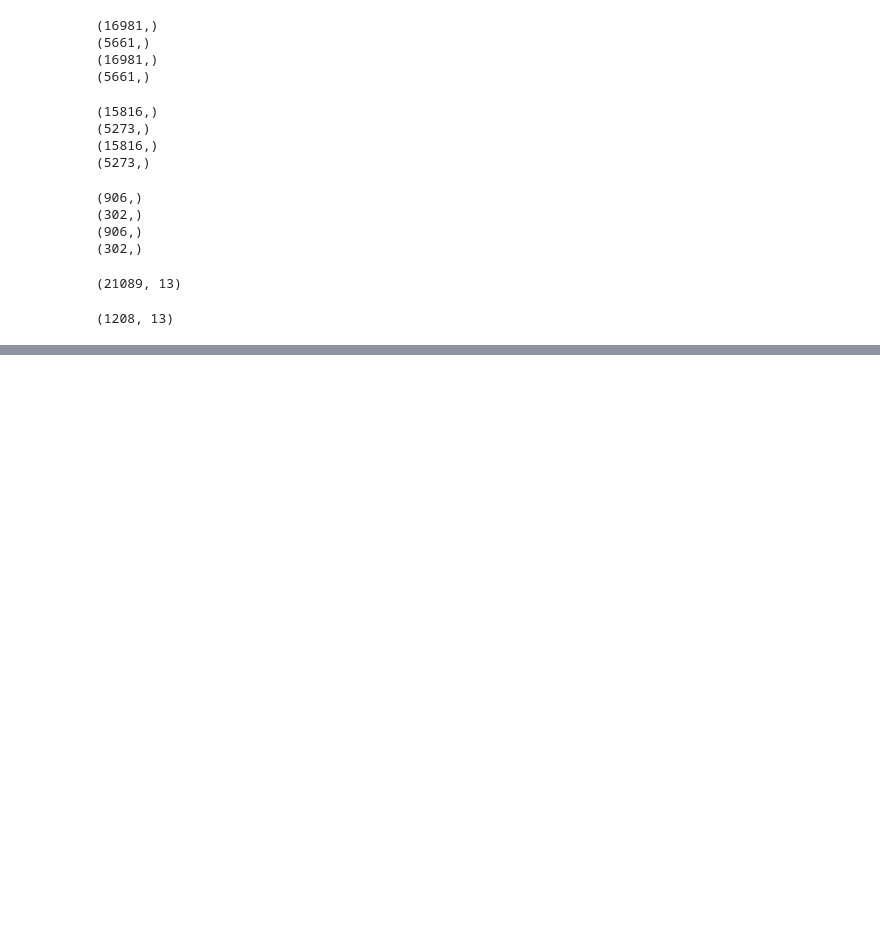
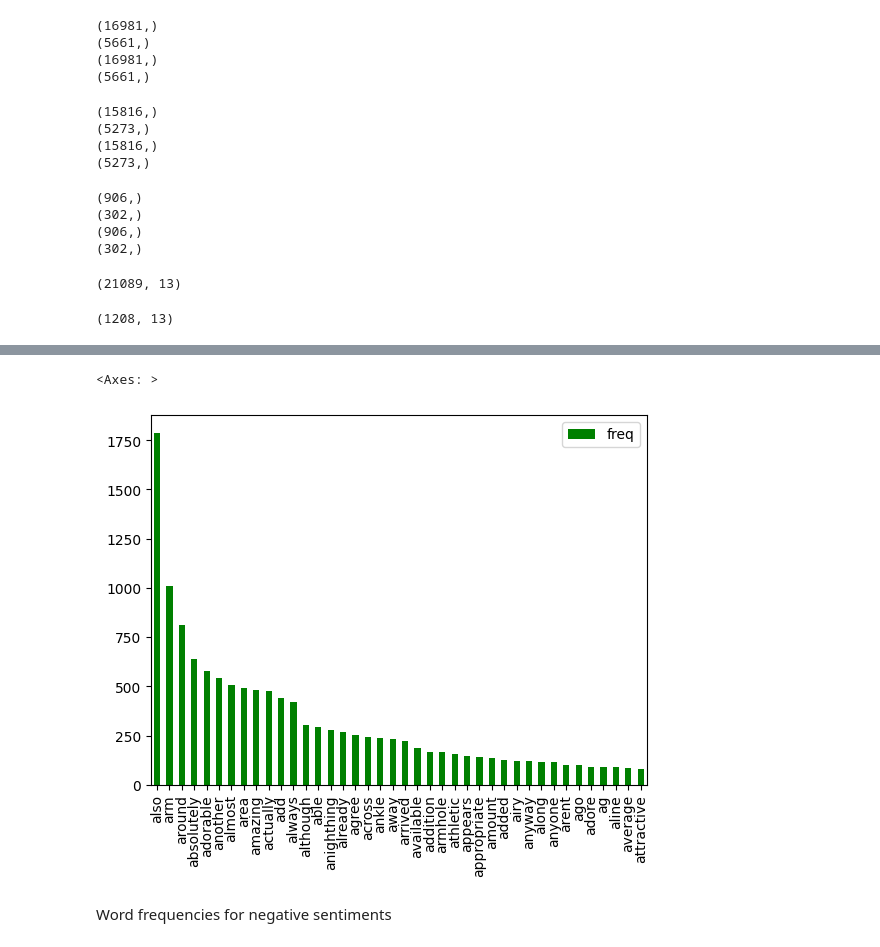
Before and after one commit to phallyn-chean/data-science-project, a Jupyter notebook: src/text_mining.ipynb, the cells around one changed output, grey strips where cells are left out. Cells and saved outputs as stored; diff of their text form; code cells hidden in the pictures; blank space fills up the shorter version.

Commit message:
finish text mining

```diff
--- a/src/text_mining.ipynb
+++ b/src/text_mining.ipynb
@@ -296,0 +334,9 @@ X_test=pre_process(X_test)
+# %%
+from sklearn.feature_extraction.text import TfidfVectorizer, CountVectorizer, HashingVectorizer, TfidfTransformer
+#Train
+count_vect2 = CountVectorizer(analyzer='word', token_pattern=r'\w{1,}',
+                             ngram_range=(1, 1 ),
+                             min_df=5,
+                             encoding='latin-1' ,
+                             max_features=800)
+xtrain2_count = count_vect2.fit_transform(X2_train)
@@ -296,0 +365,2 @@ X_test=pre_process(X_test)
+# %%
+dtm=xtrain2_count.toarray()
@@ -296,0 +388,3 @@ X_test=pre_process(X_test)
+# %%
+dtm1=pd.DataFrame(dtm, columns = count_vect2.get_feature_names_out())
+dtm1
@@ -296,0 +477,3 @@ X_test=pre_process(X_test)
+# %%
+word_freq = pd.DataFrame(dtm1.apply(sum).head(40), columns=['freq'])
+word_freq.sort_values('freq', ascending=False, inplace=True)
@@ -296,0 +502,7 @@ X_test=pre_process(X_test)
+# %%
+word_freq.plot(kind='bar', color='Green')
+# %% [output]
+<Axes: >
+[figure, added]
+# %% [markdown]
+Word frequencies for negative sentiments
```
Also changed, not shown: parts of 43 cells of this notebook.
